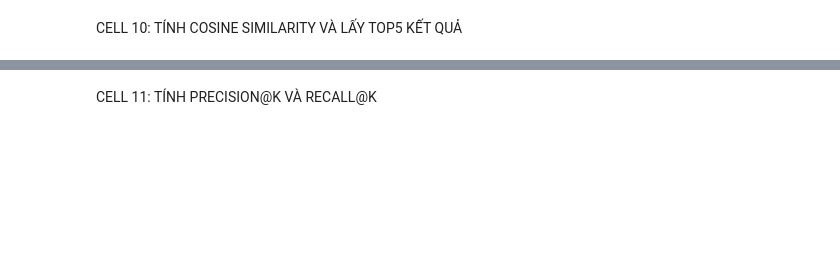
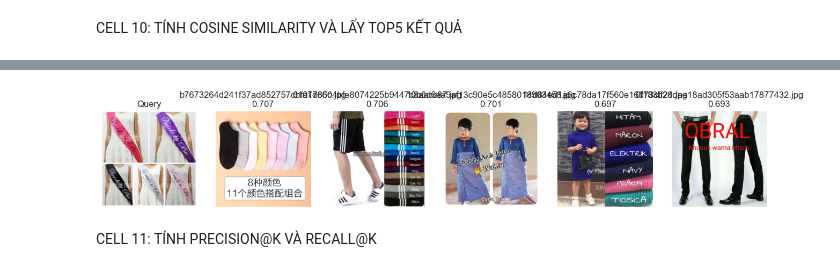
Before and after one commit to MaGiaVy/DoAnPython, a Jupyter notebook: project/notebooks/BTCT_Tuan2_33.ipynb, the cells around one changed output, grey strips where cells are left out. Drawn from its saved outputs; the diff is of its cells as text; code cells hidden in the pictures; blank space fills up the shorter version.

```diff
--- a/project/notebooks/BTCT_Tuan2_33.ipynb
+++ b/project/notebooks/BTCT_Tuan2_33.ipynb
@@ -273,2 +315,14 @@ CELL 8: TIỀN XỬ LÝ ẢNH VÀ TORCHVISION.TRANSFORM
 # %% [markdown]
 CELL 9: LOAD RESNET50 VÀ TRÍCH XUẤT VECTOR ĐẶC TRƯNG
+# %%
+# Load ResNet50 pre-trained và chuyển về chế độ evaluation
+model = models.resnet50(weights=models.ResNet50_Weights.IMAGENET1K_V1)
+model.eval()
+device = torch.device('cuda' if torch.cuda.is_available() else 'cpu')
+model = model.to(device)
+print(f'Sử dụng: {device}')
+
+# Dùng model không có lớp fully connected cuối cùng để lấy feature vector
+feature_extractor = torch.nn.Sequential(*list(model.children())[:-1])
+
+print('Load resnet50 thành công')
@@ -275,2 +368,77 @@ CELL 9: LOAD RESNET50 VÀ TRÍCH XUẤT VECTOR ĐẶC TRƯNG
 # %% [markdown]
 CELL 10: TÍNH COSINE SIMILARITY VÀ LẤY TOP5 KẾT QUẢ
+# %%
+import torch.nn.functional as F
+
+def find_top_k_similar(query_path, feature_matrix, image_list, k=5):
+    # Đưa ảnh đầu vào lên thiết bị tính toán (GPU/CPU)
+    query_tensor = load_image(query_path).to(device)
+
+    # Trích xuất đặc trưng không tính đạo hàm để tiết kiệm bộ nhớ
+    with torch.no_grad():
+        query_feat = feature_extractor(query_tensor)
+        # Chuyển kết quả về dạng vector phẳng và đưa về CPU
+        query_feat = query_feat.view(1, -1).cpu()
+
+    # Chuẩn hóa L2 cho vector query và ma trận đặc trưng để tính Cosine Similarity
+    query_norm = F.normalize(query_feat, p=2, dim=1)
+    features_norm = F.normalize(feature_matrix, p=2, dim=1)
+
+    # Nhân ma trận để tính toán độ tương đồng giữa query và tất cả ảnh trong bộ dữ liệu
+    scores = torch.mm(query_norm, features_norm.t()).squeeze(0)
+
+    # Lấy ra K + 1 giá trị cao nhất (phòng trường hợp trùng ảnh gốc)
+    top_scores, top_indices = torch.topk(scores, min(k + 1, scores.size(0)))
+
+    results = []
+    for score, idx in zip(top_scores.tolist(), top_indices.tolist()):
+        img_name = image_list[idx]
+
+        # Bỏ qua nếu kết quả trùng với file ảnh đang tìm kiếm
+        if os.path.basename(query_path) == img_name:
+            continue
+        results.append({'image': img_name, 'score': score})
+
+        # Dừng khi đủ số lượng k yêu cầu
+        if len(results) == k:
+            break
+    return results
+
+def show_similar_images(query_path, results):
+    # Mở ảnh gốc
+    query_img = Image.open(query_path).convert('RGB')
+    plt.figure(figsize=(16, 4))
+
+    # Hiển thị ảnh gốc ở vị trí đầu tiên
+    plt.subplot(1, len(results) + 1, 1)
+    plt.imshow(query_img)
+    plt.title('Query')
+    plt.axis('off')
+
+    # Hiển thị các ảnh tương tự tìm được
+    for i, r in enumerate(results, 2):
+        img_path = os.path.join(IMAGE_DIR, r['image'])
+        img = Image.open(img_path).convert('RGB')
+
+        plt.subplot(1, len(results) + 1, i)
+        plt.imshow(img)
+        # Hiển thị tên file và điểm số tương đồng (Cosine Score)
+        plt.title(f"{os.path.basename(r['image'])}\n{r['score']:.3f}")
+        plt.axis('off')
+    plt.show()
+
+# Thiết lập đường dẫn ảnh cần tìm (lấy mẫu ảnh đầu tiên trong candidate_df)
+query_img = os.path.join(IMAGE_DIR, candidate_df.head(1)['image'].iloc[0])
+print(f'Tìm kiếm trên {len(image_list)} ảnh')
+
+# Thực hiện tìm kiếm
+results = find_top_k_similar(query_img, feature_matrix, image_list, k=5)
+
+# In kết quả dạng text
+print('Top 5 ảnh tương tự:')
+for i, r in enumerate(results, 1):
+    print(f"{i}. {r['image']}  (score={r['score']:.4f})")
+
+# Hiển thị kết quả dạng biểu đồ ảnh
+show_similar_images(query_img, results)
+# %% [output]
@@ -277,2 +452,3 @@ CELL 10: TÍNH COSINE SIMILARITY VÀ LẤY TOP5 KẾT QUẢ
+[figure, added]
 # %% [markdown]
 CELL 11: TÍNH PRECISION@K VÀ RECALL@K
```
Also changed, not shown: parts of 11 cells of this notebook, 7 other files.
